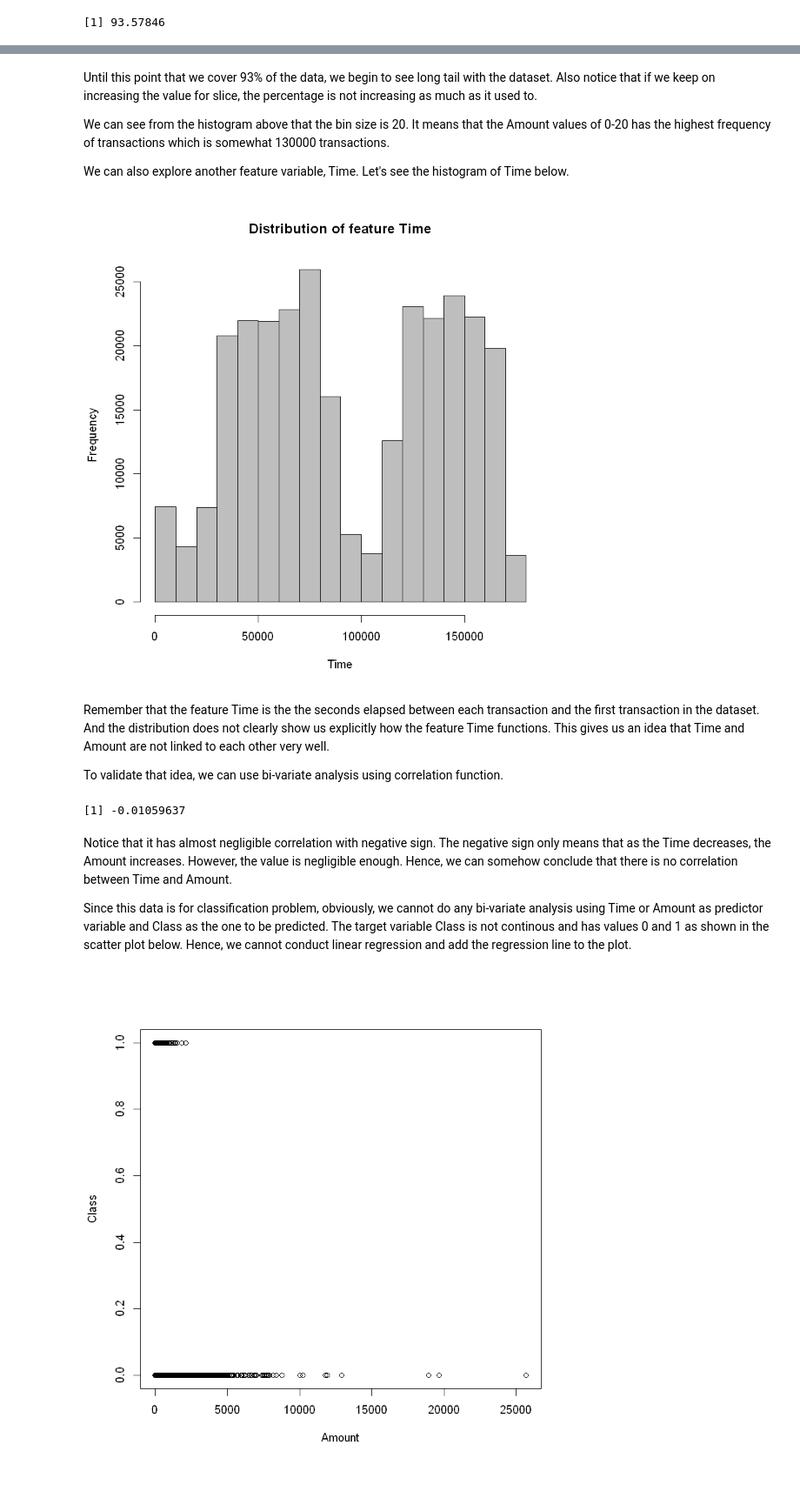
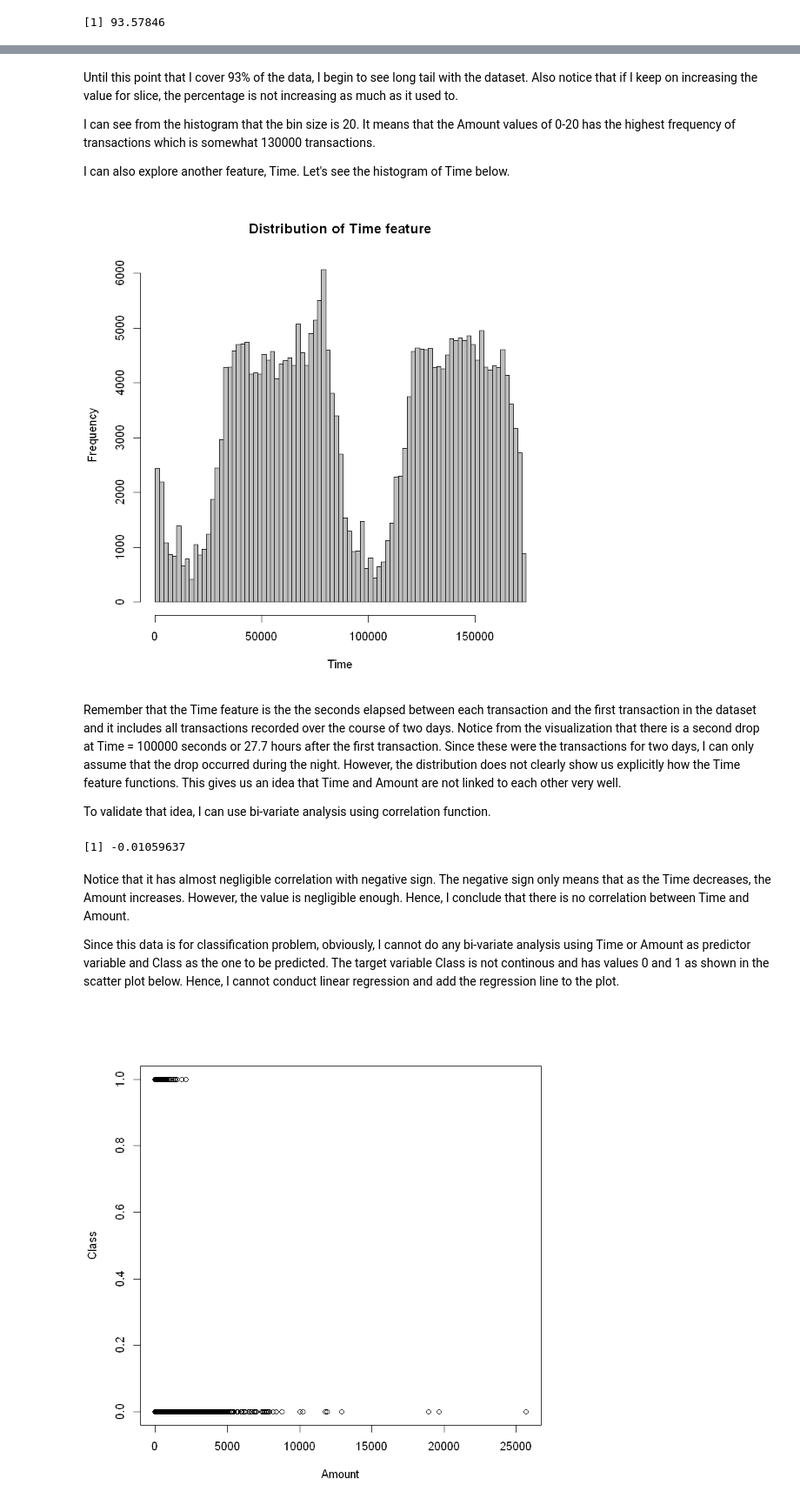
Before and after one commit to jraymartinez/myrepo, a Jupyter notebook: INFO659AI.ipynb, the cells around one changed output, grey strips where cells are left out. Shown at 87% size. Cells and saved outputs as stored; diff of their text form; code cells hidden in the pictures; blank space fills up the shorter version.

```diff
--- a/INFO659AI.ipynb
+++ b/INFO659AI.ipynb
@@ -160,25 +163,25 @@ hist(dataName$Amount[dataName$Amount < 300], col="gray", xlab="Amount < 300", ma
 # %% [markdown]
-Until this point that we cover 93% of the data, we begin to see long tail with the dataset. Also notice that if we keep on increasing the value for slice, the percentage is not increasing as much as it used to.
+Until this point that I cover 93% of the data, I begin to see long tail with the dataset. Also notice that if I keep on increasing the value for slice, the percentage is not increasing as much as it used to.
 
-We can see from the histogram above that the bin size is 20. It means that the Amount values of 0-20 has the highest frequency of transactions which is somewhat 130000 transactions.
+I can see from the histogram that the bin size is 20. It means that the Amount values of 0-20 has the highest frequency of transactions which is somewhat 130000 transactions.
 
-We can also explore another feature variable, Time. Let's see the histogram of Time below.
+I can also explore another feature, Time. Let's see the histogram of Time below.
 # %%
-hist(dataName$Time, breaks=15, col="gray", xlab="Time", main="Distribution of feature Time")
+hist(dataName$Time, breaks=90, col="gray", xlab="Time", main="Distribution of Time feature")
 # %% [output]
-[figure, old version]
+[figure, new version]
 # %% [markdown]
-Remember that the feature Time is the the seconds elapsed between each transaction and the first transaction in the dataset. And the distribution does not clearly show us explicitly how the feature Time functions. This gives us an idea that Time and Amount are not linked to each other very well.
+Remember that the Time feature is the the seconds elapsed between each transaction and the first transaction in the dataset and it includes all transactions recorded over the course of two days. Notice from the visualization that there is a second drop at Time = 100000 seconds or 27.7 hours after the first transaction. Since these were the transactions for two days, I can only assume that the drop occurred during the night. However, the distribution does not clearly show us explicitly how the Time feature functions. This gives us an idea that Time and Amount are not linked to each other very well.
 
-To validate that idea, we can use bi-variate analysis using correlation function.
+To validate that idea, I can use bi-variate analysis using correlation function.
 # %%
 cor(dataName$Time, dataName$Amount)
 # %% [output]
 [1] -0.01059637
 # %% [markdown]
-Notice that it has almost negligible correlation with negative sign. The negative sign only means that as the Time decreases, the Amount increases. However, the value is negligible enough. Hence, we can somehow conclude that there is no correlation between Time and Amount.
+Notice that it has almost negligible correlation with negative sign. The negative sign only means that as the Time decreases, the Amount increases. However, the value is negligible enough. Hence, I conclude that there is no correlation between Time and Amount.
 
-Since this data is for classification problem, obviously, we cannot do any bi-variate analysis using Time or Amount as predictor variable and Class as the one to be predicted. The target variable Class is not continous and has values 0 and 1 as shown in the scatter plot below. Hence, we cannot conduct linear regression and add the regression line to the plot.
+Since this data is for classification problem, obviously, I cannot do any bi-variate analysis using Time or Amount as predictor variable and Class as the one to be predicted. The target variable Class is not continous and has values 0 and 1 as shown in the scatter plot below. Hence, I cannot conduct linear regression and add the regression line to the plot.
 # %%
 plot(dataName$Amount, dataName$Class, xlab='Amount', ylab='Class')
 # %% [output]
```
Also changed, not shown: parts of 22 cells of this notebook, 2 other files.
